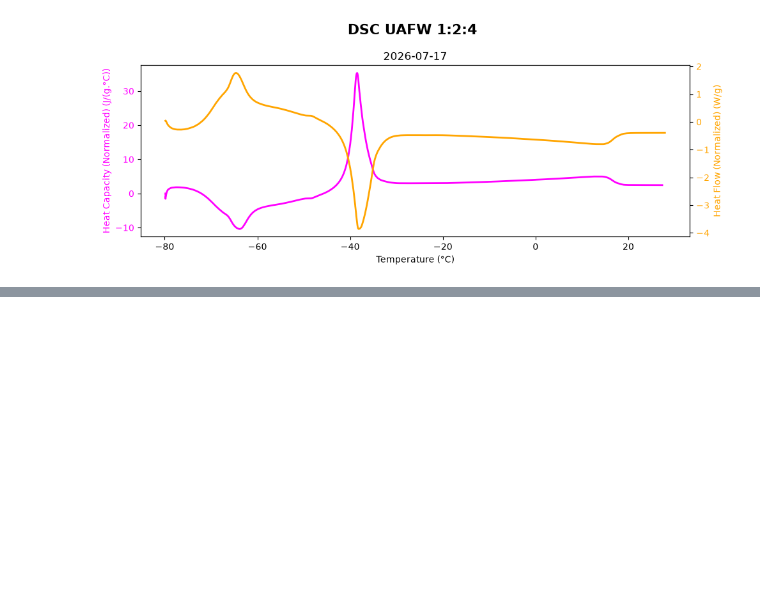
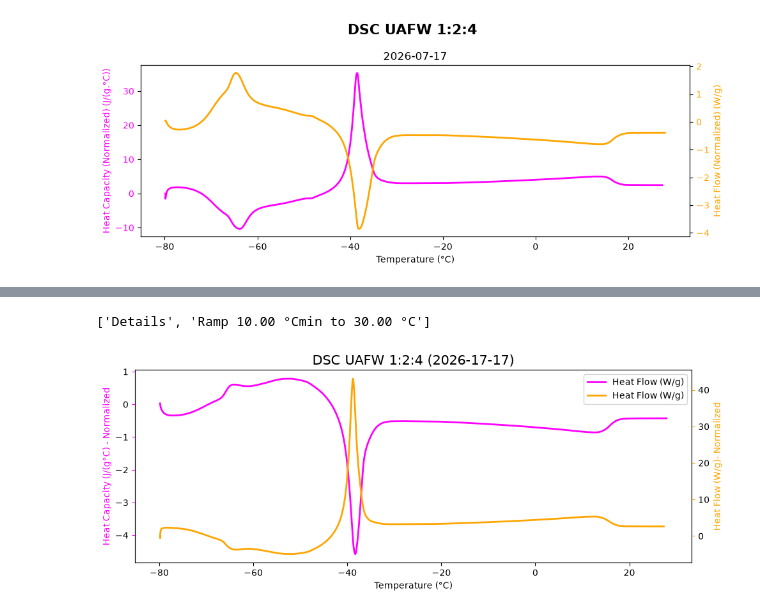
Before and after one commit to maurielle-noto/ionic-liquid-characterization, a Jupyter notebook: dsc.ipynb, the cells around one changed output, grey strips where cells are left out. Drawn from its saved outputs; the diff is of its cells as text; code cells hidden in the pictures; blank space fills up the shorter version.

Commit message:
finished tga plot and dsc plot functions.

```diff
--- a/dsc.ipynb
+++ b/dsc.ipynb
@@ -210,0 +213,4 @@ plot_multiple(
+# %%
+import pandas as pd
+dsc_df = extract_data('/Users/mauriellenoto/Desktop/seager/ionicliquids/data/DSC/2026-07-17/2026-07-17-DSC-UAFW-JC.xls')
+dsc_df.head()
@@ -210,0 +225,58 @@ plot_multiple(
+# %%
+dfs_and_details = {
+            # path
+                "rheopath": "/Users/mauriellenoto/Desktop/seager/ionicliquids/data/RHEO/2026-07-17/20260726-RHEO-UAFW.xls",
+                "tgapath": "/Users/mauriellenoto/Desktop/seager/ionicliquids/data/TGA/UAFW/2026-07-17/2026-07-17-TGA-UAFW.xls",
+                "dscpath": "/Users/mauriellenoto/Desktop/seager/ionicliquids/data/DSC/2026-07-17/2026-07-17-DSC-UAFW-JC.xls",
+            #  dates
+                "rheodate": "2026-07-17",
+                "tgadate": "2026-17-17",
+                "dscdate": "2026-17-17",
+            # details
+                "chemical": "UAFW",
+                "ratio": "1:2:4",
+                "geometry": "40 mm plate"
+                    }
+# %%
+import matplotlib.pyplot as plt
+
+def plot_dsc(dict, xlims=None, y1lims=None, y2lims=None):
+
+    dsc_df = extract_data(dict["dscpath"])
+    temp = dsc_df["Temperature (°C)"]
+    hf_JgC = dsc_df["Heat Capacity (Normalized) (J/(g.°C))"]
+    hf_Wg = dsc_df["Heat Flow (Normalized) (W/g)"]
+
+    y1 = "magenta"
+    y2 = "orange"
+
+    fig, ax1 = plt.subplots(figsize = (10,4))
+
+    heatflow_Wg = ax1.plot(temp, hf_Wg, color = y1, lw = 2, label = "Heat Flow (W/g)")
+    ax1.set_xlabel("Temperature (°C)")
+    if xlims:
+        ax1.set_xlim(xlims)
+    ax1.set_ylabel("Heat Capacity (J/(g°C) - Normalized", color = y1)
+    if y1lims:
+        ax1.set_ylim(y1lims)
+    ax1.tick_params(axis='y', color = y1)
+
+    ax2 = ax1.twinx()
+
+    heatflow_JgC = ax2.plot(temp, hf_JgC, color = y2, lw = 2, label = "Heat Flow (W/g)")
+    ax2.set_ylabel("Heat Flow (W/g)- Normalized", color = y2)
+    if y2lims:
+        ax2.set_ylim(y2lims)
+    ax2.tick_params(axis = 'y', color = y2)
+
+    plt.title(f"DSC {dict["chemical"]} {dict["ratio"]} ({dict["dscdate"]})", fontsize=15)
+    plt.legend(loc = "upper right",
+               handles = [heatflow_Wg[0], heatflow_JgC[0]])
+    plt.tight_layout()
+    plt.show()
+
+dsc_plot = plot_dsc(dfs_and_details)
+dsc_plot
+# %% [output]
+['Details', 'Ramp 10.00 °Cmin to 30.00 °C']
+[figure, added]
```
Also changed, not shown: parts of 2 cells of this notebook, 3 other files.
